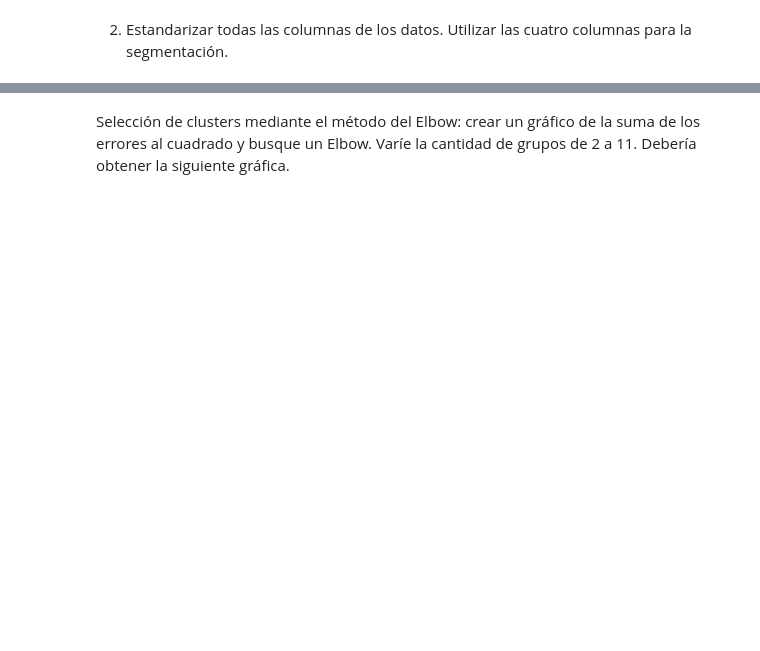
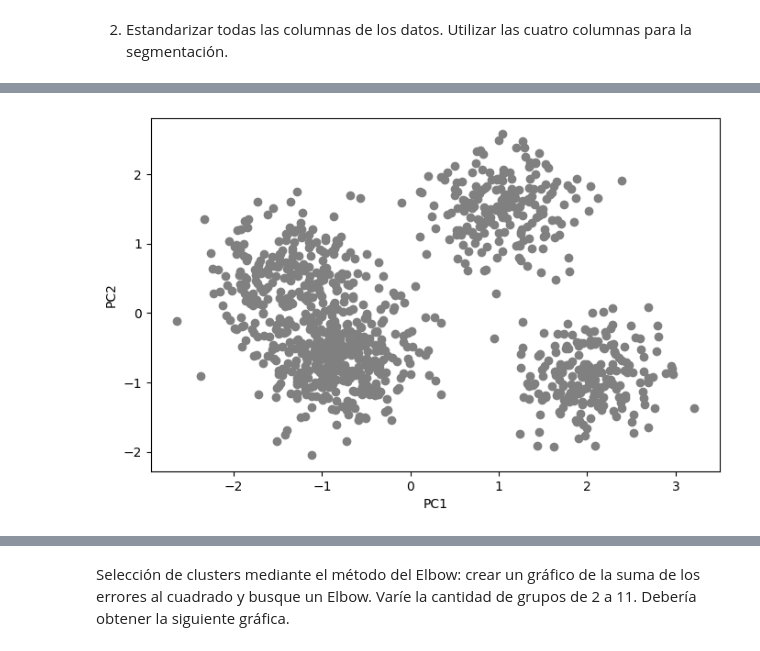
Before and after one commit to limspiga/customer-analytics, a Jupyter notebook: week-2b/customer_analytics_week_2b.ipynb, the cells around one changed output, grey strips where cells are left out. Saved outputs shown, nothing was run; the diff lists cells and outputs as text; code cells hidden in the pictures; blank space fills up the shorter version.

```diff
--- a/week-2b/customer_analytics_week_2b.ipynb
+++ b/week-2b/customer_analytics_week_2b.ipynb
@@ -295,3 +295,15 @@ La empresa quiere iniciar campañas de marketing dirigidas, pero no sabe cuánto
 El objetivo es realizar una segmentación de clientes para la empresa lo que les ayudará a optimizar sus campañas. Para que su enfoque sea sólido y más confiable para el negocio, debe llegar a la cantidad correcta de segmentos utilizando el enfoque de visualización y el método de Elbow con la suma de los errores al cuadrado.
 # %% [markdown]
 1. Importar las bibliotecas requeridas para el manejo y trazado de DataFrame (pandas, numpy, matplotlib). Leer los datos del archivo 'Clothing_Customers.csv' en un DataFrame e imprimir las 5 filas superiores para comprenderlo mejor.
+# %%
+import numpy as np, pandas as pd
+import matplotlib.pyplot as plt, seaborn as sns
+
+!curl https://raw.githubusercontent.com/limspiga/customer-analytics/main/week-2b/Clothing_Customers.csv -O
+
+
+data0 = pd.read_csv('Clothing_Customers.csv')
+data0.head()
+
+# Los datos contienen los ingresos de los clientes, la edad, los días
+# desde su última compra y su gasto anual.
@@ -298,3 +320,11 @@ El objetivo es realizar una segmentación de clientes para la empresa lo que les
 # %% [markdown]
 2. Estandarizar todas las columnas de los datos. Utilizar las cuatro columnas para la segmentación.
+# %%
+cluster_cols = data0.columns
+data_scaled = data0.copy()
+
+from sklearn.preprocessing import StandardScaler
+scaler = StandardScaler()
+
+data_scaled[cluster_cols] = scaler.fit_transform(data0[cluster_cols])
 # %% [markdown]
@@ -307,3 +332,19 @@ El objetivo es realizar una segmentación de clientes para la empresa lo que les
+# %%
+from sklearn import decomposition
+
+pca = decomposition.PCA(n_components=2)
+pca_res = pca.fit_transform(data_scaled[cluster_cols])
+
+data_scaled['pc1'] = pca_res[:,0]
+data_scaled['pc2'] = pca_res[:,1]
+
+plt.figure(figsize=[8,5])
+plt.scatter(data_scaled.pc1, data_scaled.pc2, color='gray')
+plt.xlabel("PC1")
+plt.ylabel("PC2")
+plt.show()
+# %% [output]
+[figure, added]
 # %% [markdown]
 
 4. Visualice el clustering con dos a siete grupos. Debería obtener la siguiente gráfica.
```
Also changed, not shown: parts of 45 cells of this notebook, 4 other files.
